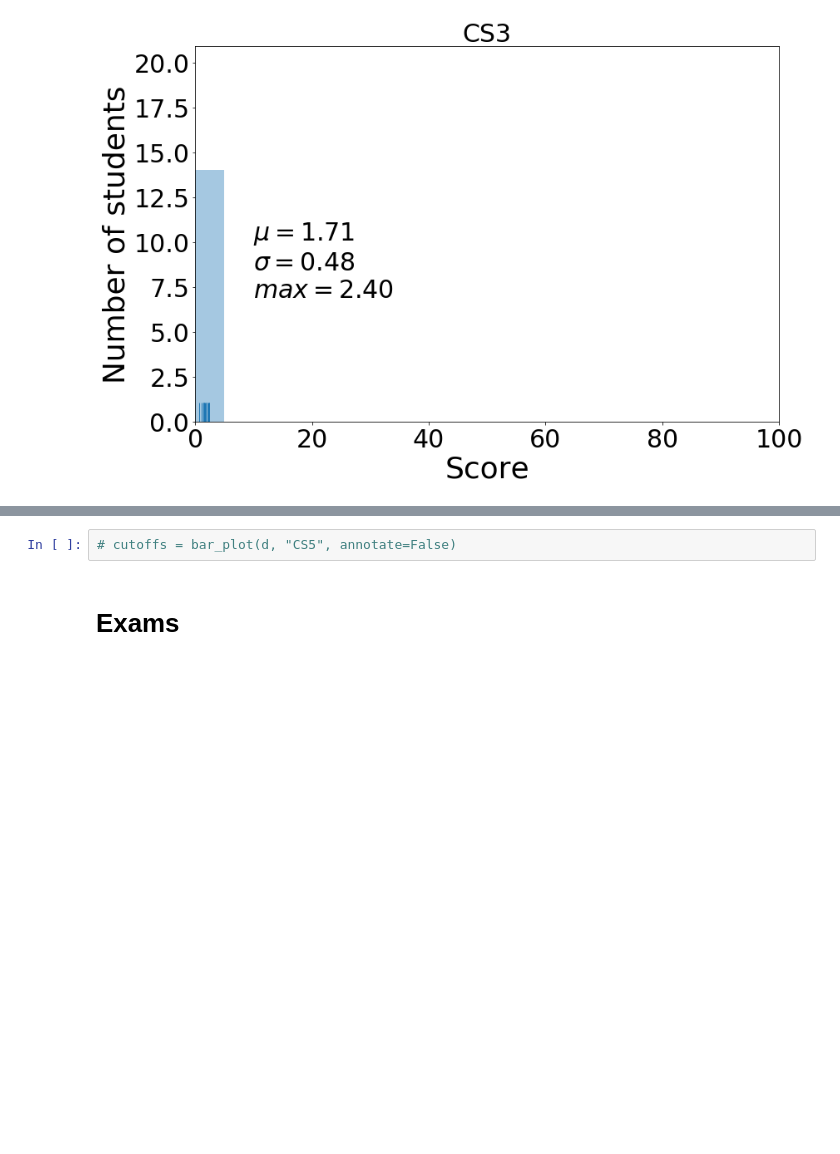
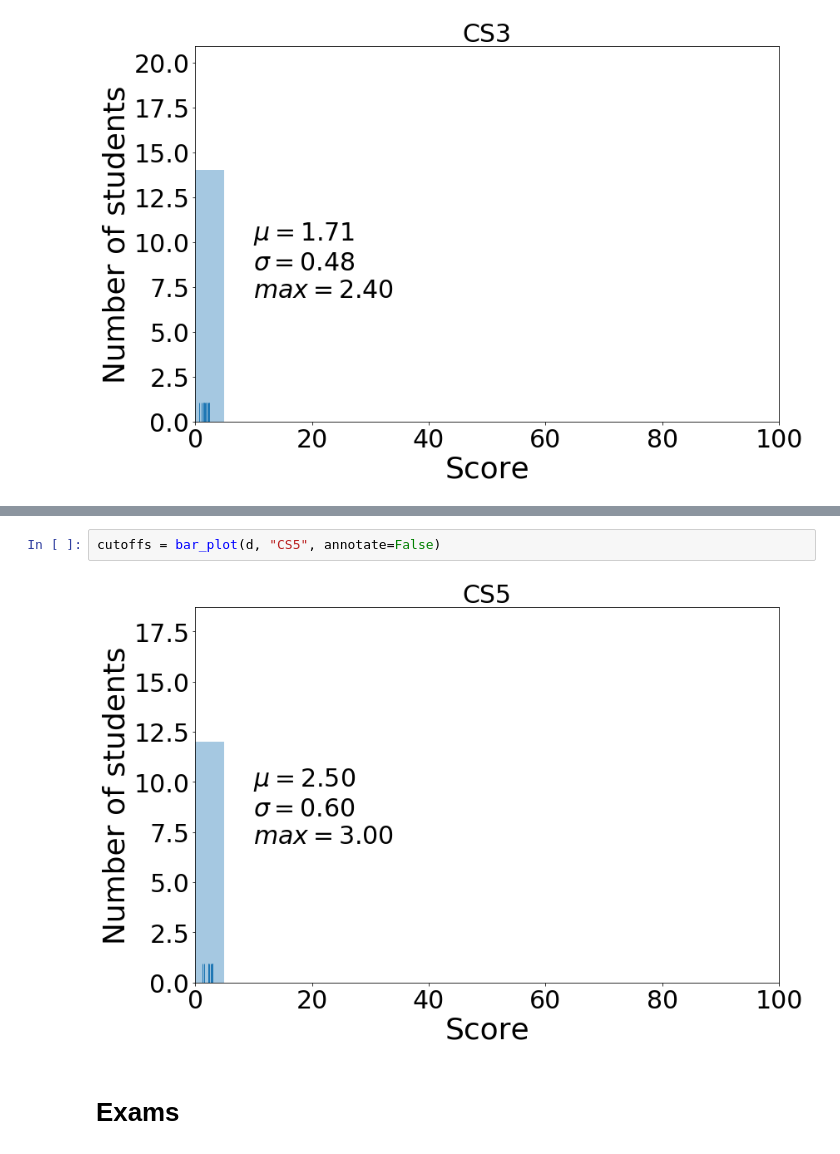
Before and after one commit to materialsvirtuallab/ceng114, a Jupyter notebook: grades/statsw2019.ipynb, the cells around one changed output, grey strips where cells are left out. Drawn from its saved outputs; the diff is of its cells as text; blank space fills up the shorter version.

```diff
--- a/grades/statsw2019.ipynb
+++ b/grades/statsw2019.ipynb
@@ -186,5 +192,7 @@ cutoffs = bar_plot(d, "CS3", annotate=False)
 # %%
-# cutoffs = bar_plot(d, "CS5", annotate=False)
+cutoffs = bar_plot(d, "CS5", annotate=False)
+# %% [output]
+[figure, added]
 # %% [markdown]
 # Exams
 # %%
```
Also changed, not shown: parts of 6 cells of this notebook.
